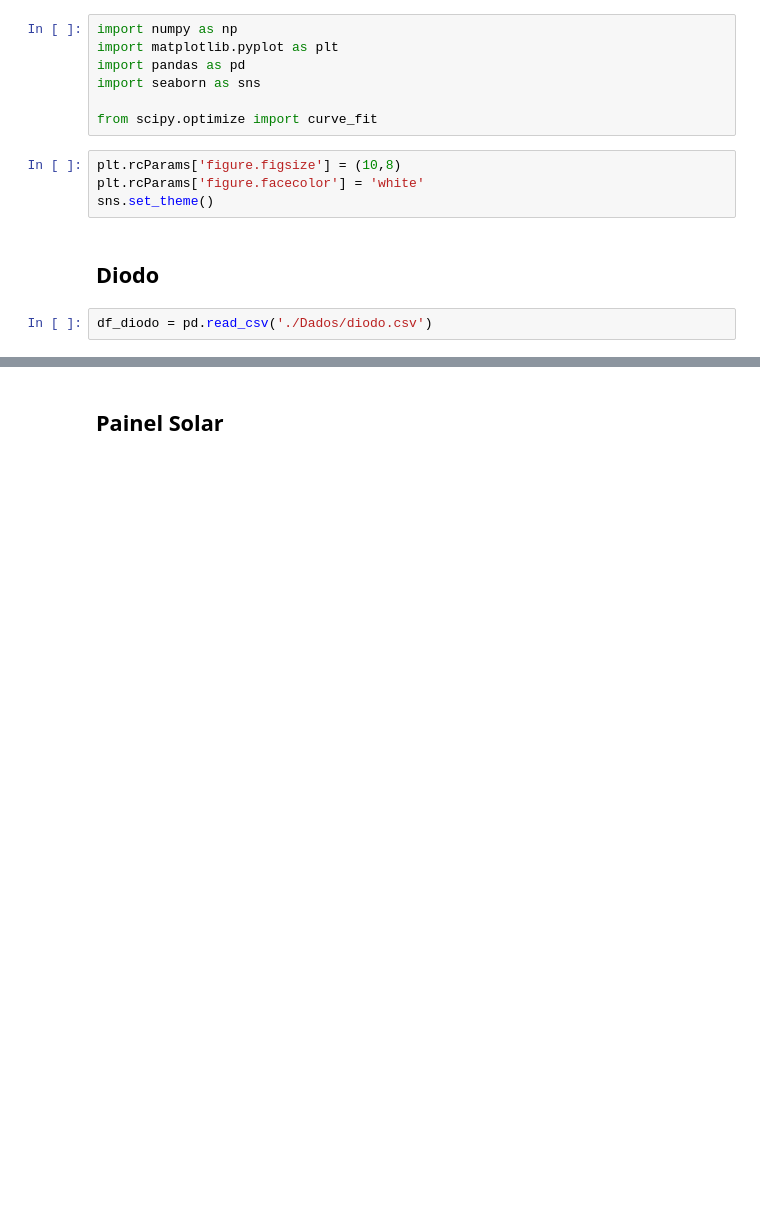
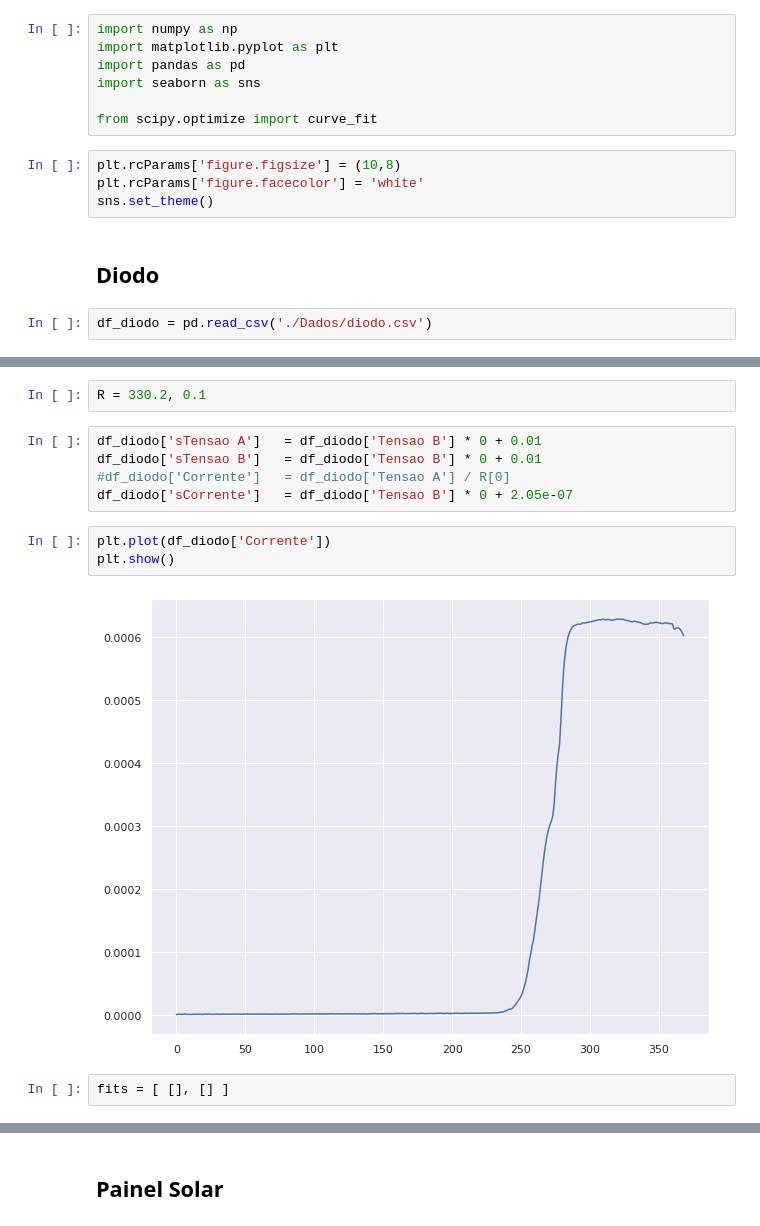
Before and after one commit to ivfreire/lab_3, a Jupyter notebook: Experimento 1/Atividade 3/análise.ipynb, the cells around one changed output, grey strips where cells are left out. Cells and saved outputs as stored; diff of their text form; blank space fills up the shorter version.

```diff
--- a/Experimento 1/Atividade 3/análise.ipynb
+++ b/Experimento 1/Atividade 3/análise.ipynb
@@ -22,0 +32,14 @@ sns.lineplot(data=df_diodo, x='Tensao B', y='Corrente')
+# %%
+R = 330.2, 0.1
+# %%
+df_diodo['sTensao A']	= df_diodo['Tensao B'] * 0 + 0.01
+df_diodo['sTensao B'] 	= df_diodo['Tensao B'] * 0 + 0.01
+#df_diodo['Corrente']	= df_diodo['Tensao A'] / R[0]
+df_diodo['sCorrente']	= df_diodo['Tensao B'] * 0 + 2.05e-07
+# %%
+plt.plot(df_diodo['Corrente'])
+plt.show()
+# %% [output]
+[figure, added]
+# %%
+fits = [ [], [] ]
```
Also changed, not shown: parts of 13 cells of this notebook.
